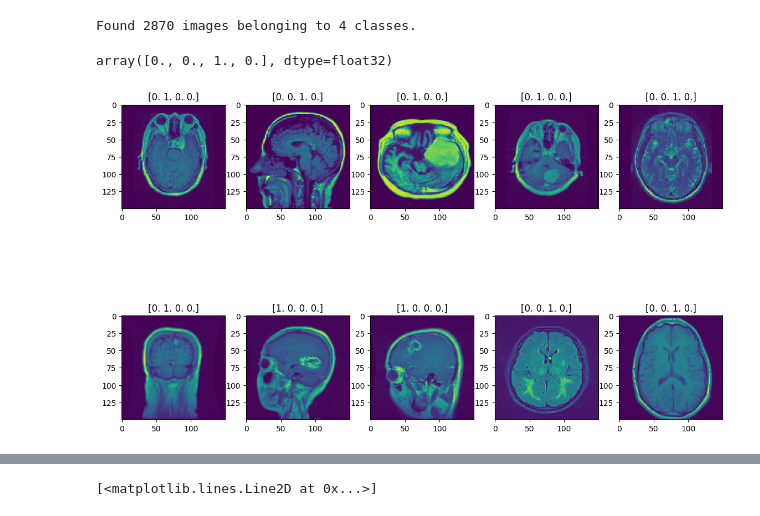
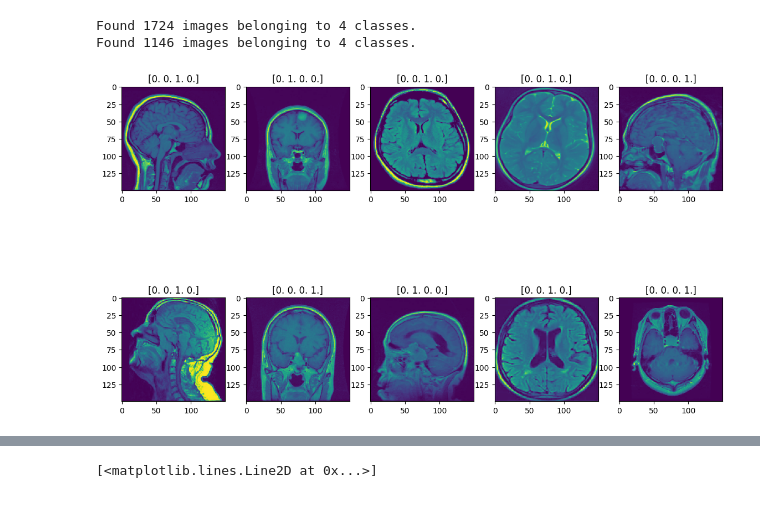
Before and after one commit to KojoAning/Machine_Learning, a Jupyter notebook: Brain_tumor_detection/Brain_tumor_detection.ipynb, the cells around one changed output, grey strips where cells are left out. Saved outputs shown, nothing was run; the diff lists cells and outputs as text; code cells hidden in the pictures.

```diff
--- a/Brain_tumor_detection/Brain_tumor_detection.ipynb
+++ b/Brain_tumor_detection/Brain_tumor_detection.ipynb
@@ -44,20 +39,21 @@ train_data_generator  = tf.keras.preprocessing.image.ImageDataGenerator(rescale=
 # %%
-input_data = train_data_generator.flow_from_directory(Data_training_path,target_size=(150,150),color_mode='grayscale',class_mode='categorical')
+#load the images
+train_data = train_data_generator.flow_from_directory(Data_training_path,target_size=(150,150),color_mode='grayscale',class_mode='categorical')
+validation_data = validation_data_generator.flow_from_directory(data_validation_path,target_size=(150,150),color_mode='grayscale',class_mode='categorical')
 # %% [output]
-Found 2870 images belonging to 4 classes.
+Found 1724 images belonging to 4 classes.
+Found 1146 images belonging to 4 classes.
-# %%
-batch = input_data[0]
-# %% [output]
-array([0., 0., 1., 0.], dtype=float32)
 # %%
+#plot some of the images
+batch = train_data[0]
 plt.figure(figsize=(14,14))
 x,y = 3,5
 for i in range(10):
     xmp = batch[0][i]
     labels = batch[1][i]
     plt.subplot(x,y,i+1)
     plt.imshow(xmp)
     plt.title(labels)
 # %% [output]
-[figure, old version]
+[figure, new version]
 # %%
```
Also changed, not shown: parts of 21 cells of this notebook, 6 other files.
